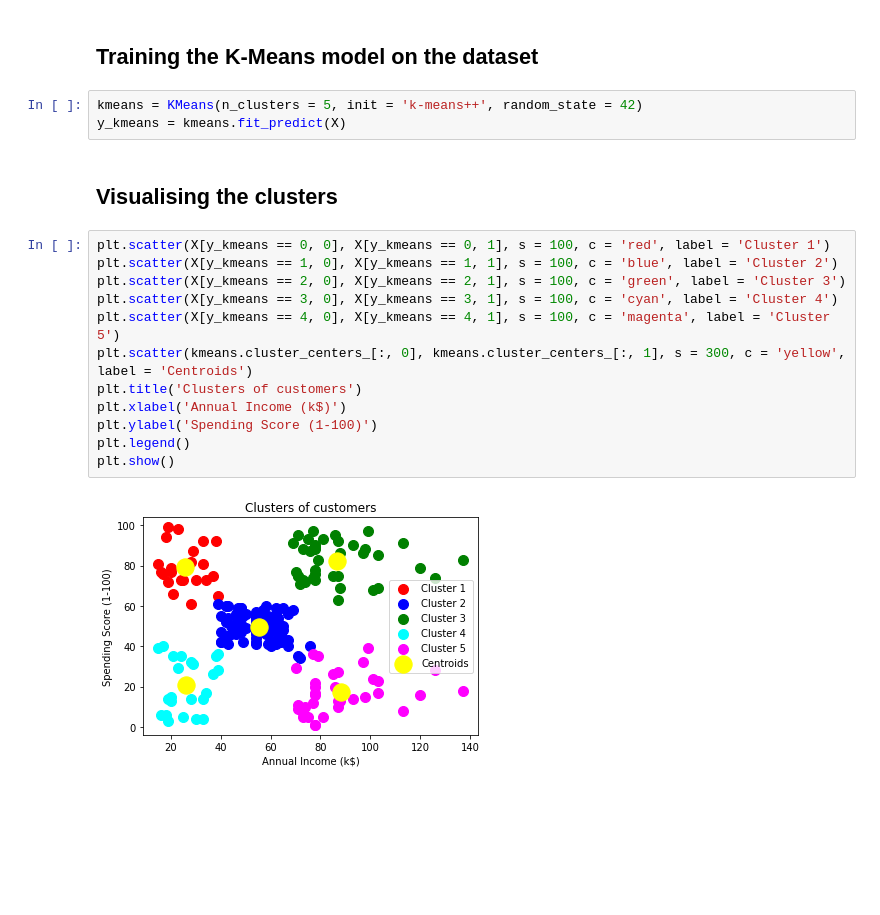
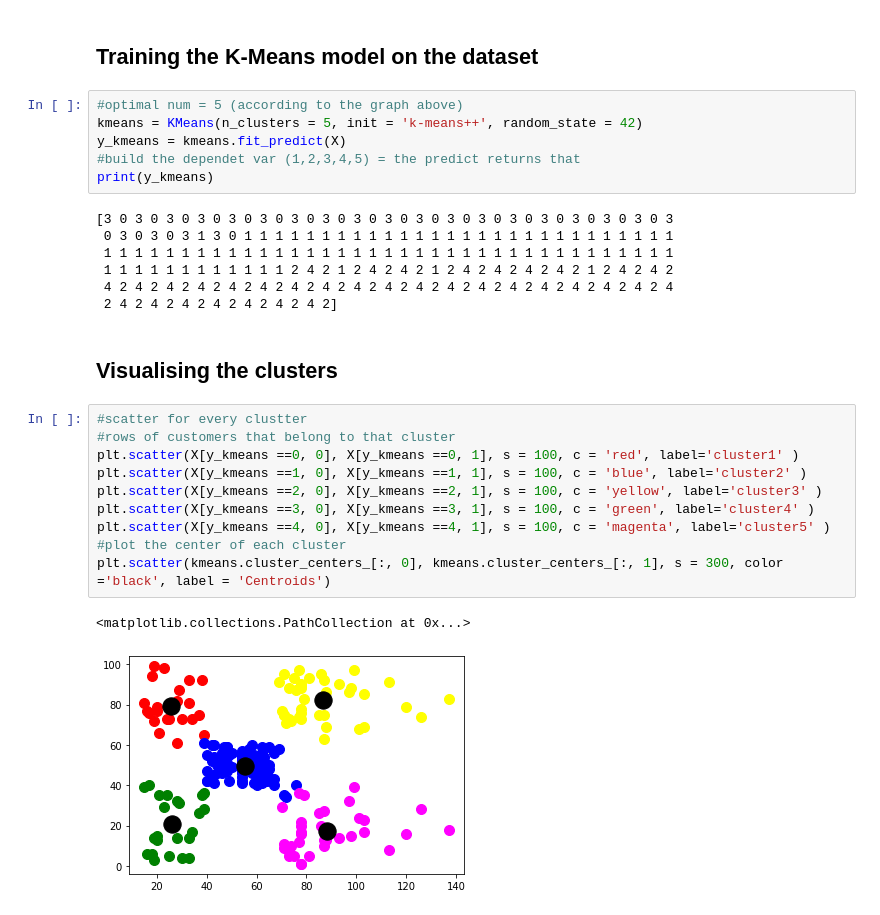
Before and after one commit to MaykaS/Machine-Learning-A-Z-UDEMI--python-, a Jupyter notebook: k_means_clustering.ipynb, the cells around one changed output. Saved outputs shown, nothing was run; the diff lists cells and outputs as text; blank space fills up the shorter version.

```diff
--- a/k_means_clustering.ipynb
+++ b/k_means_clustering.ipynb
@@ -32,21 +40,30 @@ plt.show()
 # %% [markdown]
 ## Training the K-Means model on the dataset
 # %%
+#optimal num = 5 (according to the graph above)
 kmeans = KMeans(n_clusters = 5, init = 'k-means++', random_state = 42)
 y_kmeans = kmeans.fit_predict(X)
+#build the dependet var (1,2,3,4,5) = the predict returns that
+print(y_kmeans)
+# %% [output]
+[3 0 3 0 3 0 3 0 3 0 3 0 3 0 3 0 3 0 3 0 3 0 3 0 3 0 3 0 3 0 3 0 3 0 3 0 3
+ 0 3 0 3 0 3 1 3 0 1 1 1 1 1 1 1 1 1 1 1 1 1 1 1 1 1 1 1 1 1 1 1 1 1 1 1 1
+ 1 1 1 1 1 1 1 1 1 1 1 1 1 1 1 1 1 1 1 1 1 1 1 1 1 1 1 1 1 1 1 1 1 1 1 1 1
+ 1 1 1 1 1 1 1 1 1 1 1 1 2 4 2 1 2 4 2 4 2 1 2 4 2 4 2 4 2 4 2 1 2 4 2 4 2
+ 4 2 4 2 4 2 4 2 4 2 4 2 4 2 4 2 4 2 4 2 4 2 4 2 4 2 4 2 4 2 4 2 4 2 4 2 4
+ 2 4 2 4 2 4 2 4 2 4 2 4 2 4 2]
 # %% [markdown]
 ## Visualising the clusters
 # %%
-plt.scatter(X[y_kmeans == 0, 0], X[y_kmeans == 0, 1], s = 100, c = 'red', label = 'Cluster 1')
-plt.scatter(X[y_kmeans == 1, 0], X[y_kmeans == 1, 1], s = 100, c = 'blue', label = 'Cluster 2')
-plt.scatter(X[y_kmeans == 2, 0], X[y_kmeans == 2, 1], s = 100, c = 'green', label = 'Cluster 3')
-plt.scatter(X[y_kmeans == 3, 0], X[y_kmeans == 3, 1], s = 100, c = 'cyan', label = 'Cluster 4')
-plt.scatter(X[y_kmeans == 4, 0], X[y_kmeans == 4, 1], s = 100, c = 'magenta', label = 'Cluster 5')
-plt.scatter(kmeans.cluster_centers_[:, 0], kmeans.cluster_centers_[:, 1], s = 300, c = 'yellow', label = 'Centroids')
-plt.title('Clusters of customers')
-plt.xlabel('Annual Income (k$)')
-plt.ylabel('Spending Score (1-100)')
-plt.legend()
-plt.show()
+#scatter for every clustter
+#rows of customers that belong to that cluster
+plt.scatter(X[y_kmeans ==0, 0], X[y_kmeans ==0, 1], s = 100, c = 'red', label='cluster1' )
+plt.scatter(X[y_kmeans ==1, 0], X[y_kmeans ==1, 1], s = 100, c = 'blue', label='cluster2' )
+plt.scatter(X[y_kmeans ==2, 0], X[y_kmeans ==2, 1], s = 100, c = 'yellow', label='cluster3' )
+plt.scatter(X[y_kmeans ==3, 0], X[y_kmeans ==3, 1], s = 100, c = 'green', label='cluster4' )
+plt.scatter(X[y_kmeans ==4, 0], X[y_kmeans ==4, 1], s = 100, c = 'magenta', label='cluster5' )
+#plot the center of each cluster
+plt.scatter(kmeans.cluster_centers_[:, 0], kmeans.cluster_centers_[:, 1], s = 300, color ='black', label = 'Centroids')
 # %% [output]
+<matplotlib.collections.PathCollection at 0x...>
-[figure, old version]
+[figure, new version]
```
Also changed, not shown: parts of 2 cells of this notebook.
